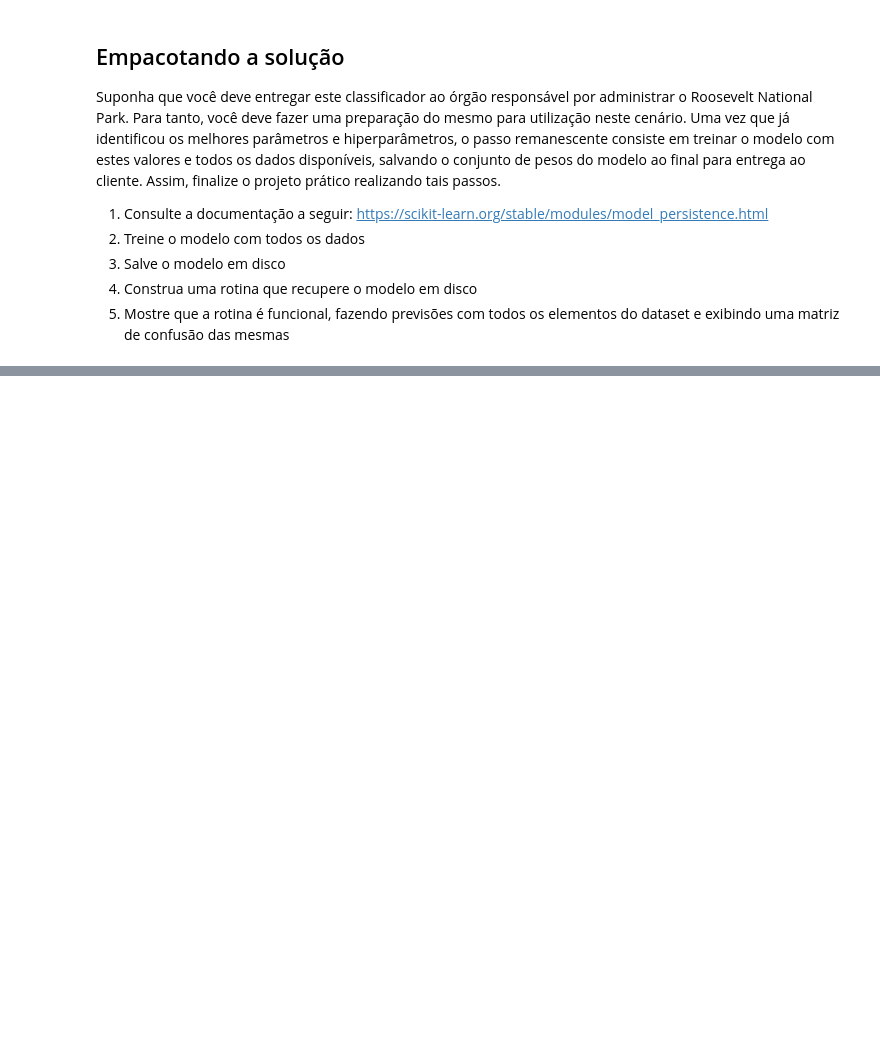
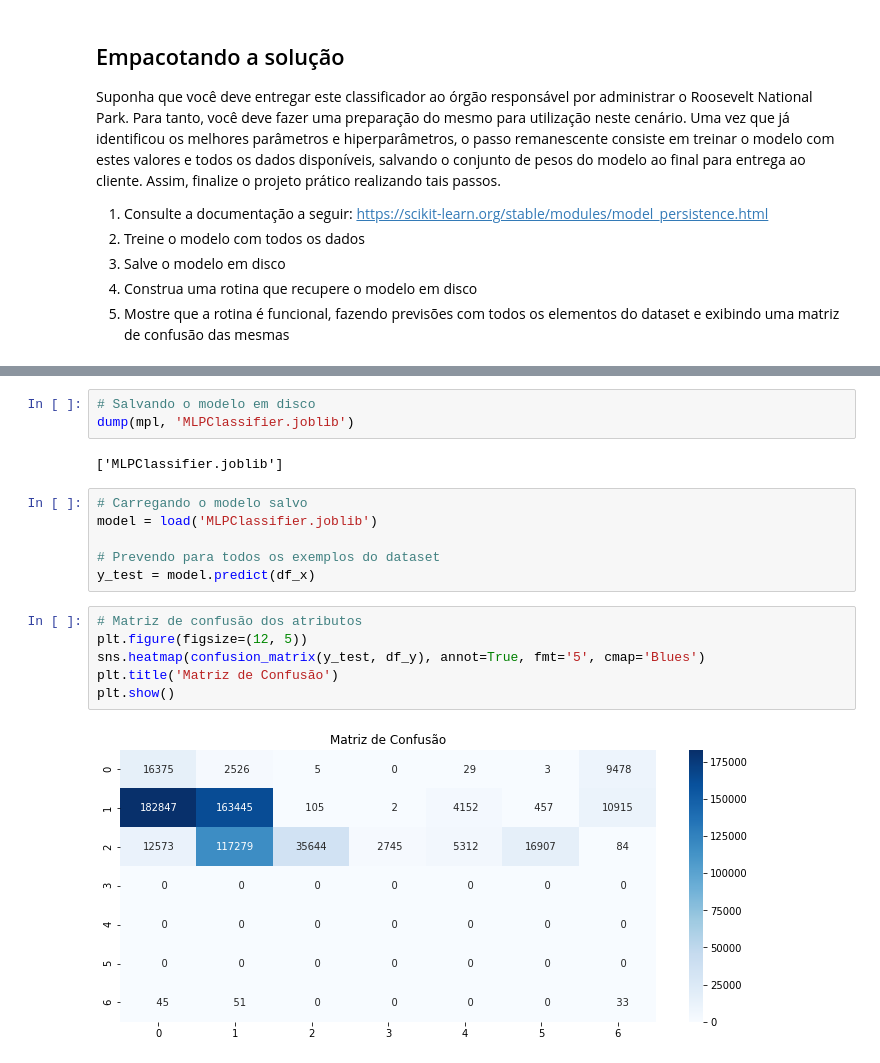
Before and after one commit to elloa-uea/projeto-pratico-3-equipe-ultra-mega-dinamite, a Jupyter notebook: notebooks/PP3.4 - Validação Cruzada e Busca em Grade.ipynb, the cells around one changed output, grey strips where cells are left out. Drawn from its saved outputs; the diff is of its cells as text; blank space fills up the shorter version.

```diff
--- a/notebooks/PP3.4 - Validação Cruzada e Busca em Grade.ipynb
+++ b/notebooks/PP3.4 - Validação Cruzada e Busca em Grade.ipynb
@@ -208,0 +223,19 @@ https://scikit-learn.org/stable/modules/model_persistence.html
+# %%
+# Salvando o modelo em disco
+dump(mpl, 'MLPClassifier.joblib')
+# %% [output]
+['MLPClassifier.joblib']
+# %%
+# Carregando o modelo salvo
+model = load('MLPClassifier.joblib')
+
+# Prevendo para todos os exemplos do dataset
+y_test = model.predict(df_x)
+# %%
+# Matriz de confusão dos atributos
+plt.figure(figsize=(12, 5))
+sns.heatmap(confusion_matrix(y_test, df_y), annot=True, fmt='5', cmap='Blues')
+plt.title('Matriz de Confusão')
+plt.show()
+# %% [output]
+[figure, added]
```
Also changed, not shown: parts of 8 cells of this notebook.
